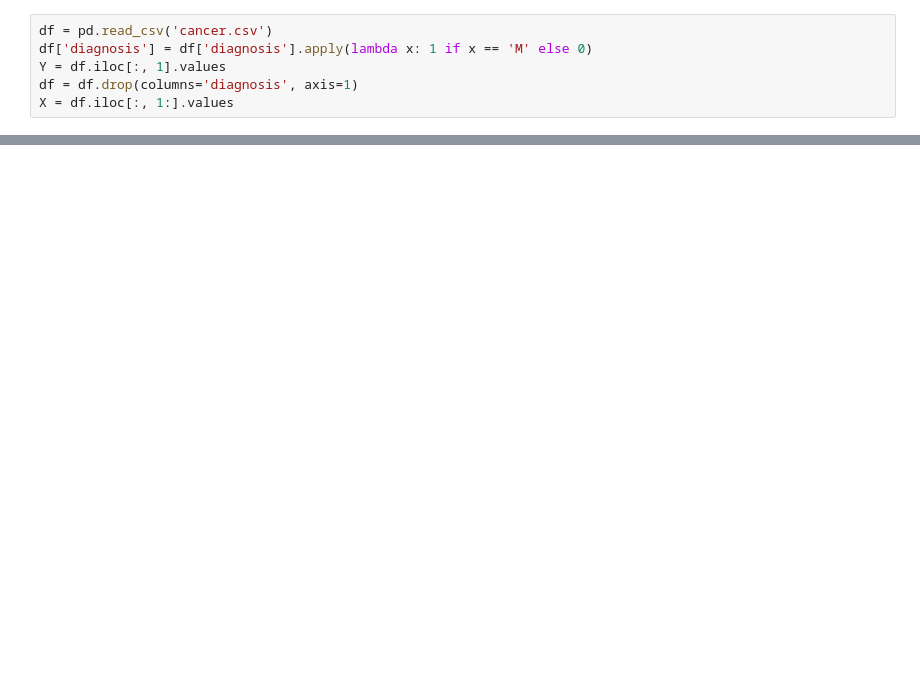
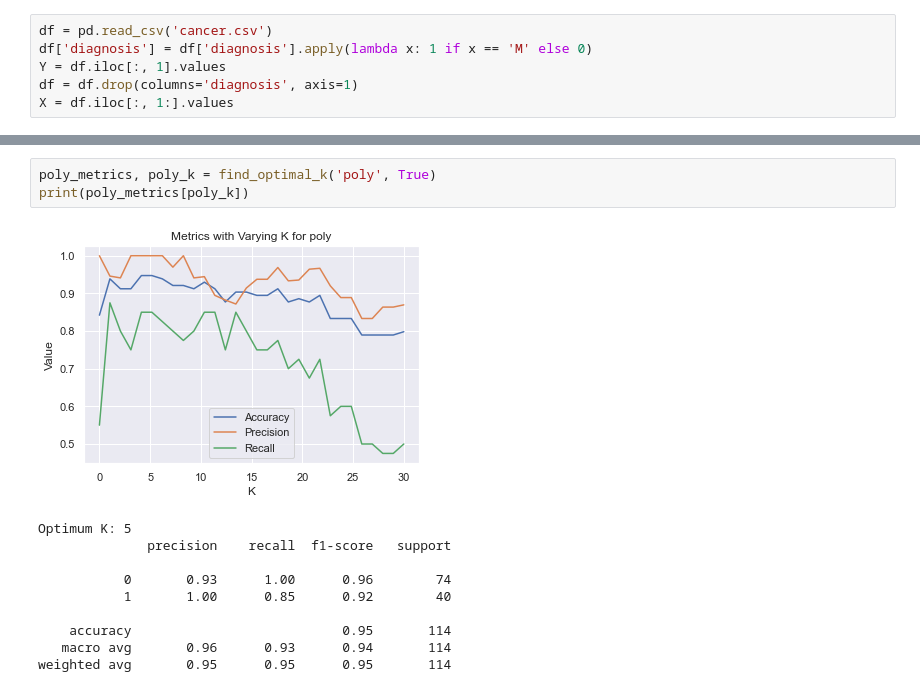
Before and after one commit to samofuture/Intro-to-ML, a Jupyter notebook: HW4/HW4.ipynb, the cells around one changed output, grey strips where cells are left out. Cells and saved outputs as stored; diff of their text form; blank space fills up the shorter version.

```diff
--- a/HW4/HW4.ipynb
+++ b/HW4/HW4.ipynb
@@ -228,0 +117,14 @@ TypeError: scatter() got multiple values for argument 's'
+# %%
+poly_metrics, poly_k = find_optimal_k('poly', True)
+print(poly_metrics[poly_k])
+# %% [output]
+[figure, added]
+Optimum K: 5
+              precision    recall  f1-score   support
+
+           0       0.93      1.00      0.96        74
+           1       1.00      0.85      0.92        40
+
+    accuracy                           0.95       114
+   macro avg       0.96      0.93      0.94       114
+weighted avg       0.95      0.95      0.95       114
```
Also changed, not shown: parts of 25 cells of this notebook, 1 other file.
